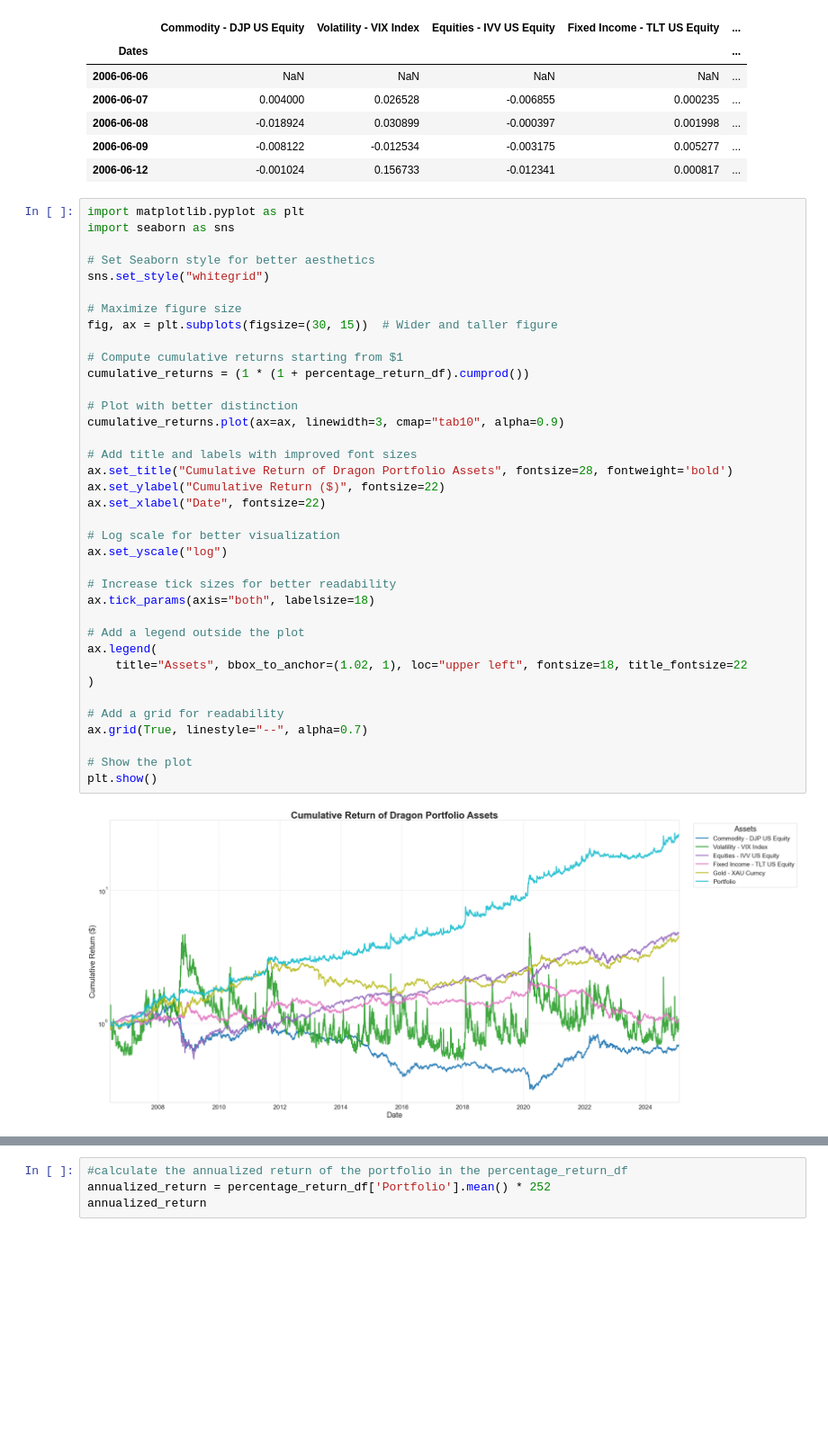
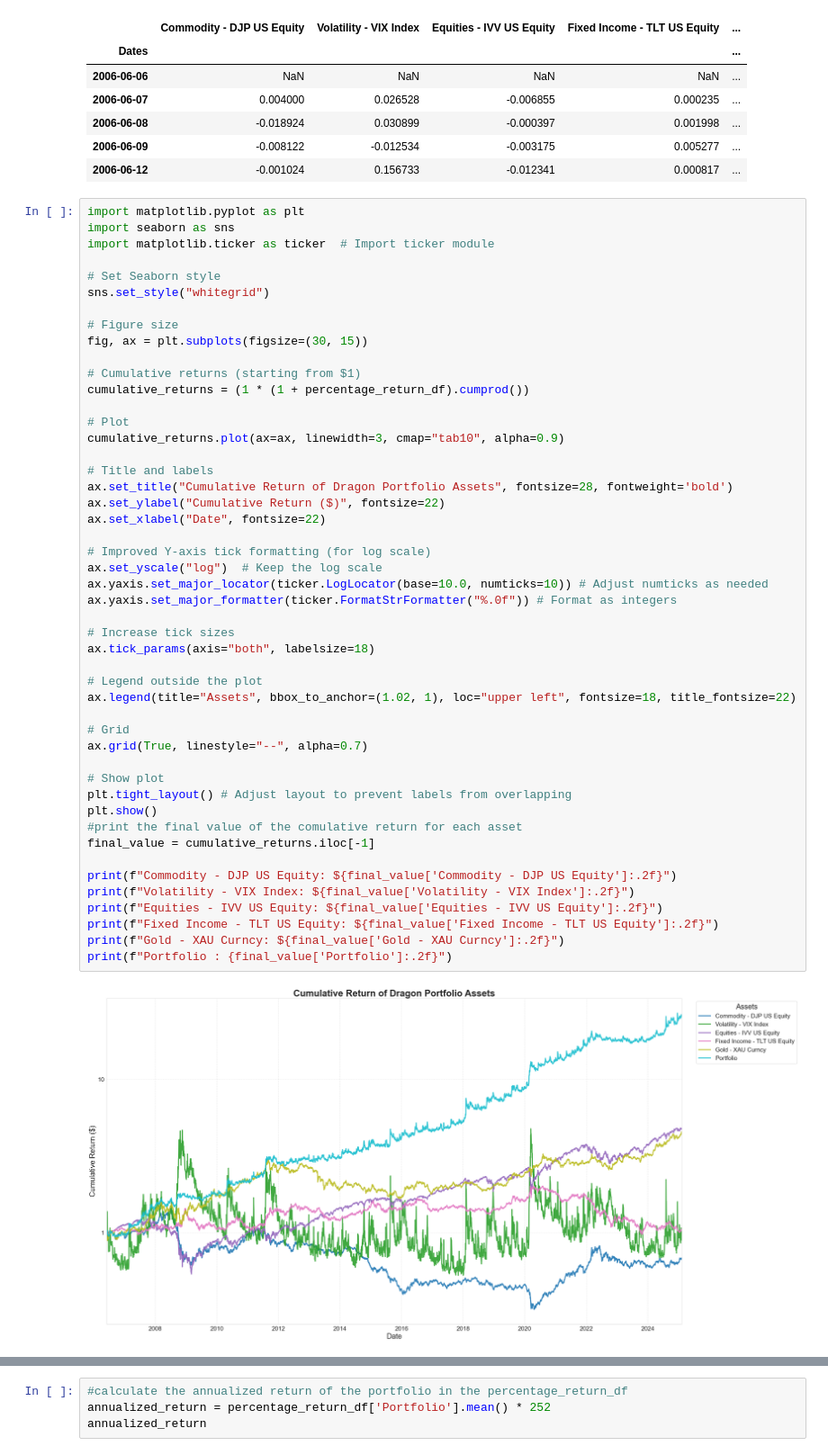
Before and after one commit to tommattoo/Dragon-Portfolio, a Jupyter notebook: dragon-portfolio.ipynb, the cells around one changed output, grey strips where cells are left out. Shown at 90% size. Saved outputs shown, nothing was run; the diff lists cells and outputs as text; blank space fills up the shorter version.

```diff
--- a/dragon-portfolio.ipynb
+++ b/dragon-portfolio.ipynb
@@ -131,39 +150,50 @@ percentage_return_df.head()
 # %%
 import matplotlib.pyplot as plt
 import seaborn as sns
+import matplotlib.ticker as ticker  # Import ticker module
 
-# Set Seaborn style for better aesthetics
+# Set Seaborn style
 sns.set_style("whitegrid")
 
-# Maximize figure size
-fig, ax = plt.subplots(figsize=(30, 15))  # Wider and taller figure
+# Figure size
+fig, ax = plt.subplots(figsize=(30, 15))
 
-# Compute cumulative returns starting from $1
+# Cumulative returns (starting from $1)
 cumulative_returns = (1 * (1 + percentage_return_df).cumprod())
 
-# Plot with better distinction
+# Plot
 cumulative_returns.plot(ax=ax, linewidth=3, cmap="tab10", alpha=0.9)
 
-# Add title and labels with improved font sizes
+# Title and labels
 ax.set_title("Cumulative Return of Dragon Portfolio Assets", fontsize=28, fontweight='bold')
 ax.set_ylabel("Cumulative Return ($)", fontsize=22)
 ax.set_xlabel("Date", fontsize=22)
 
-# Log scale for better visualization
-ax.set_yscale("log")
+# Improved Y-axis tick formatting (for log scale)
+ax.set_yscale("log")  # Keep the log scale
+ax.yaxis.set_major_locator(ticker.LogLocator(base=10.0, numticks=10)) # Adjust numticks as needed
+ax.yaxis.set_major_formatter(ticker.FormatStrFormatter("%.0f")) # Format as integers
 
-# Increase tick sizes for better readability
+# Increase tick sizes
 ax.tick_params(axis="both", labelsize=18)
 
-# Add a legend outside the plot
-ax.legend(
-    title="Assets", bbox_to_anchor=(1.02, 1), loc="upper left", fontsize=18, title_fontsize=22
-)
+# Legend outside the plot
+ax.legend(title="Assets", bbox_to_anchor=(1.02, 1), loc="upper left", fontsize=18, title_fontsize=22)
 
-# Add a grid for readability
+# Grid
 ax.grid(True, linestyle="--", alpha=0.7)
 
-# Show the plot
+# Show plot
+plt.tight_layout() # Adjust layout to prevent labels from overlapping
 plt.show()
+#print the final value of the comulative return for each asset
+final_value = cumulative_returns.iloc[-1]
+
+print(f"Commodity - DJP US Equity: ${final_value['Commodity - DJP US Equity']:.2f}")
+print(f"Volatility - VIX Index: ${final_value['Volatility - VIX Index']:.2f}")
+print(f"Equities - IVV US Equity: ${final_value['Equities - IVV US Equity']:.2f}")
+print(f"Fixed Income - TLT US Equity: ${final_value['Fixed Income - TLT US Equity']:.2f}")
+print(f"Gold - XAU Curncy: ${final_value['Gold - XAU Curncy']:.2f}")
+print(f"Portfolio : {final_value['Portfolio']:.2f}")
 # %% [output]
-[figure, old version]
+[figure, new version]
```
Also changed, not shown: parts of 3 cells of this notebook.
